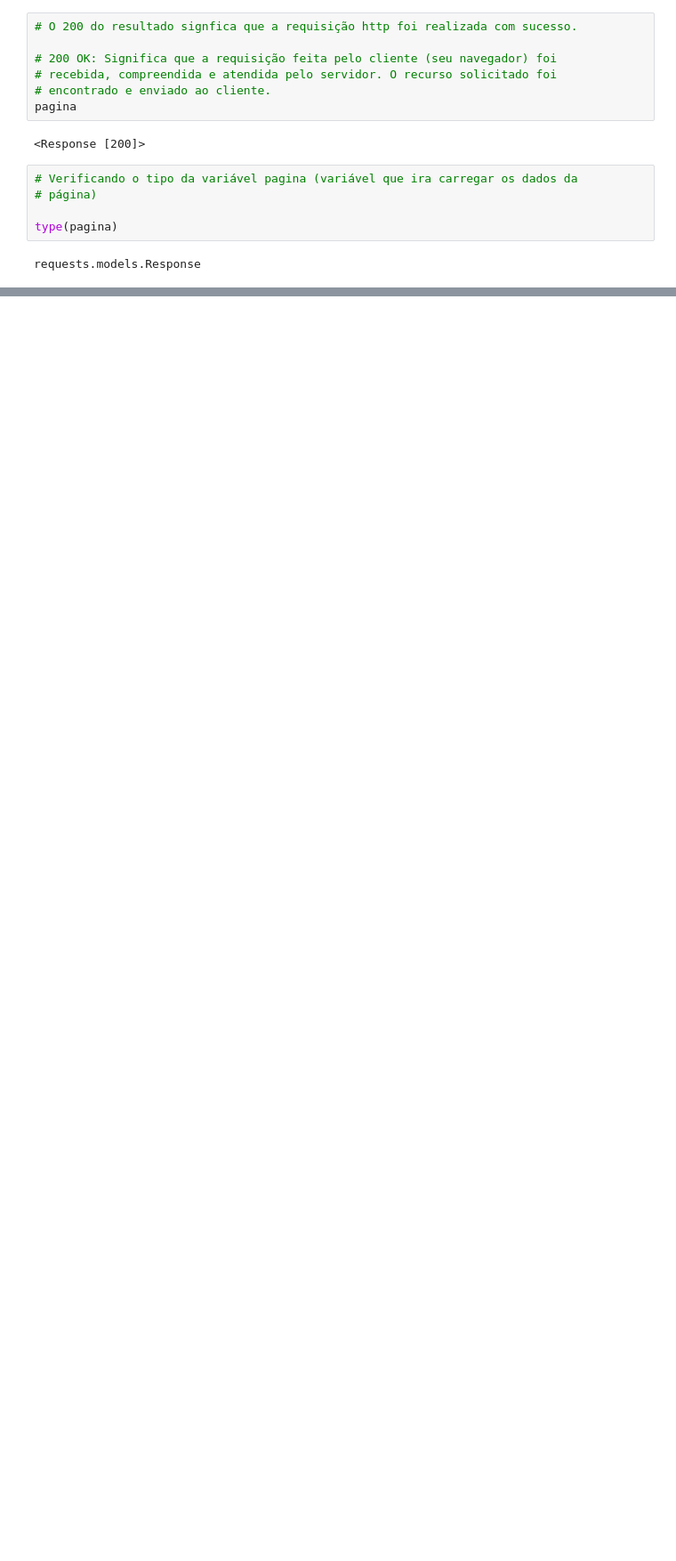
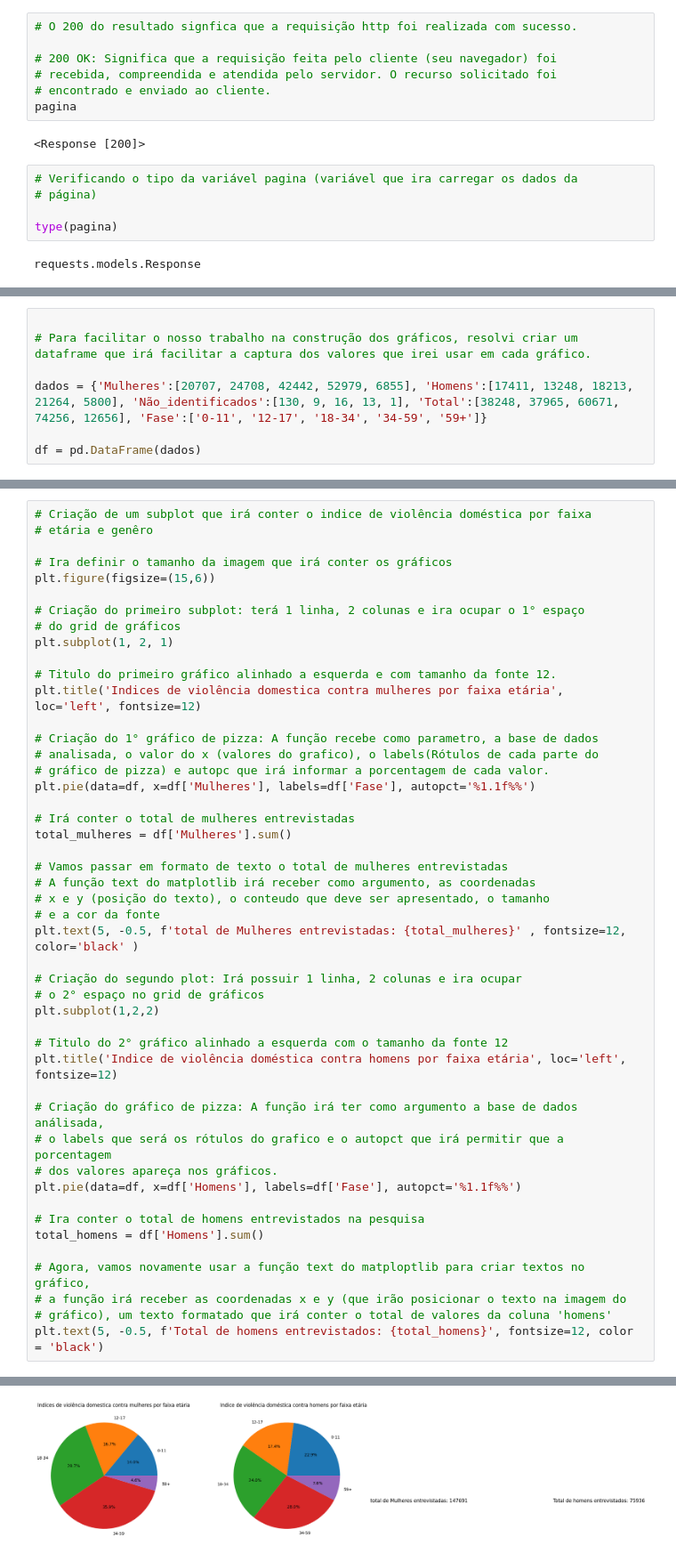
Before and after one commit to caikedomingues/curso-de-analise-de-dados-com-python, a Jupyter notebook: WebScraping.ipynb, the cells around one changed output, grey strips where cells are left out. Shown at 89% size. Drawn from its saved outputs; the diff is of its cells as text; blank space fills up the shorter version.

```diff
--- a/WebScraping.ipynb
+++ b/WebScraping.ipynb
@@ -80,0 +675,7 @@ pagina.text
+# %%
+
+# Para facilitar o nosso trabalho na construção dos gráficos, resolvi criar um dataframe que irá facilitar a captura dos valores que irei usar em cada gráfico.
+
+dados = {'Mulheres':[20707, 24708, 42442, 52979, 6855], 'Homens':[17411, 13248, 18213, 21264, 5800], 'Não_identificados':[130, 9, 16, 13, 1], 'Total':[38248, 37965, 60671, 74256, 12656], 'Fase':['0-11', '12-17', '18-34', '34-59', '59+']}
+
+df = pd.DataFrame(dados)
@@ -80,0 +684,48 @@ pagina.text
+# %%
+# Criação de um subplot que irá conter o indice de violência doméstica por faixa
+# etária e genêro
+
+# Ira definir o tamanho da imagem que irá conter os gráficos
+plt.figure(figsize=(15,6))
+
+# Criação do primeiro subplot: terá 1 linha, 2 colunas e ira ocupar o 1° espaço
+# do grid de gráficos
+plt.subplot(1, 2, 1)
+
+# Titulo do primeiro gráfico alinhado a esquerda e com tamanho da fonte 12.
+plt.title('Indices de violência domestica contra mulheres por faixa etária', loc='left', fontsize=12)
+
+# Criação do 1° gráfico de pizza: A função recebe como parametro, a base de dados
+# analisada, o valor do x (valores do grafico), o labels(Rótulos de cada parte do
+# gráfico de pizza) e autopc que irá informar a porcentagem de cada valor.
+plt.pie(data=df, x=df['Mulheres'], labels=df['Fase'], autopct='%1.1f%%')
+
+# Irá conter o total de mulheres entrevistadas
+total_mulheres = df['Mulheres'].sum()
+
+# Vamos passar em formato de texto o total de mulheres entrevistadas
+# A função text do matplotlib irá receber como argumento, as coordenadas
+# x e y (posição do texto), o conteudo que deve ser apresentado, o tamanho
+# e a cor da fonte
+plt.text(5, -0.5, f'total de Mulheres entrevistadas: {total_mulheres}' , fontsize=12, color='black' )
+
+# Criação do segundo plot: Irá possuir 1 linha, 2 colunas e ira ocupar
+# o 2° espaço no grid de gráficos
+plt.subplot(1,2,2)
+
+# Titulo do 2° gráfico alinhado a esquerda com o tamanho da fonte 12
+plt.title('Indice de violência doméstica contra homens por faixa etária', loc='left', fontsize=12)
+
+# Criação do gráfico de pizza: A função irá ter como argumento a base de dados análisada,
+# o labels que será os rótulos do grafico e o autopct que irá permitir que a porcentagem
+# dos valores apareça nos gráficos.
+plt.pie(data=df, x=df['Homens'], labels=df['Fase'], autopct='%1.1f%%')
+
+# Ira conter o total de homens entrevistados na pesquisa
+total_homens = df['Homens'].sum()
+
+# Agora, vamos novamente usar a função text do matploptlib para criar textos no gráfico,
+# a função irá receber as coordenadas x e y (que irão posicionar o texto na imagem do
+# gráfico), um texto formatado que irá conter o total de valores da coluna 'homens'
+plt.text(5, -0.5, f'Total de homens entrevistados: {total_homens}', fontsize=12, color = 'black')
+# %% [output]
@@ -80,0 +733 @@ pagina.text
+[figure, added]
```
Also changed, not shown: parts of 48 cells of this notebook.
